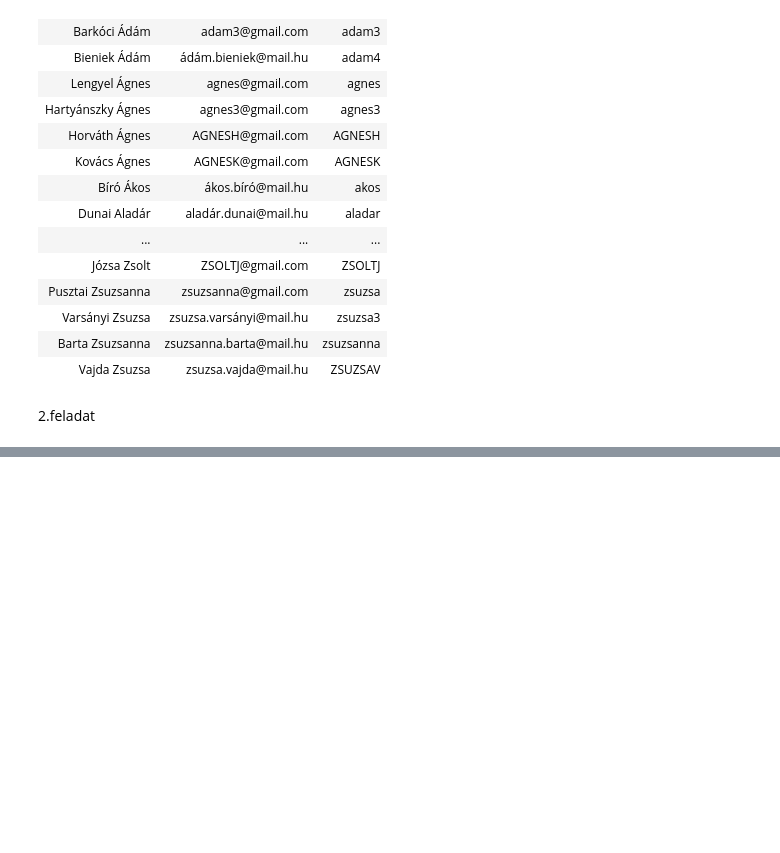
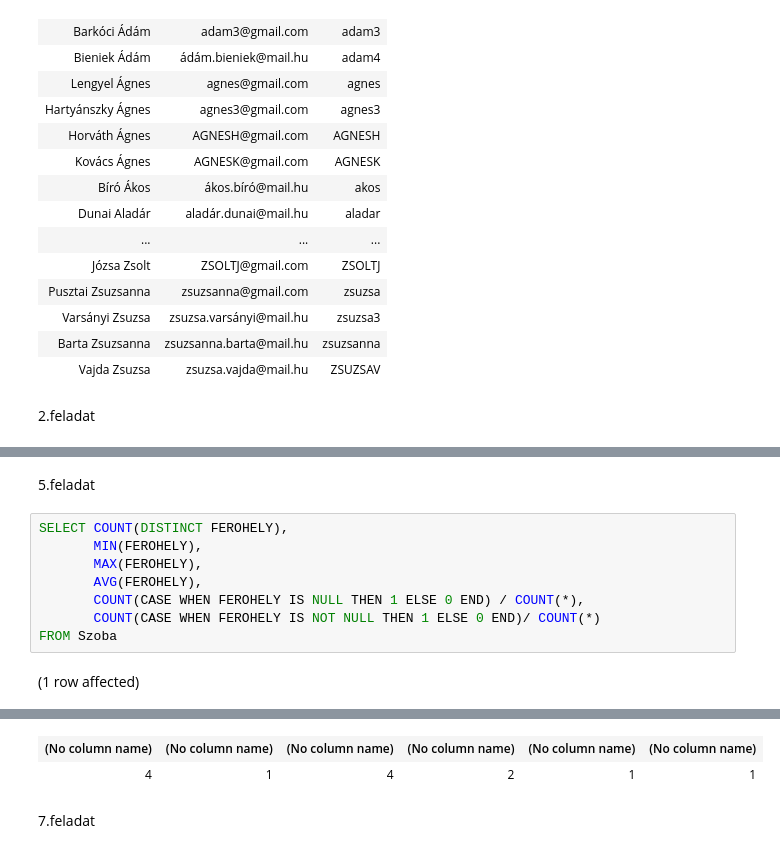
Before and after one commit to MedSzabolcs/SQL_G02, a Jupyter notebook: zh 4.ipynb, the cells around one changed output, grey strips where cells are left out. Saved outputs shown, nothing was run; the diff lists cells and outputs as text; blank space fills up the shorter version.

```diff
--- a/zh 4.ipynb
+++ b/zh 4.ipynb
@@ -34,0 +75,12 @@ FROM
+# %% [markdown]
+5.feladat
+# %%
+SELECT COUNT(DISTINCT FEROHELY),
+       MIN(FEROHELY),
+       MAX(FEROHELY),
+       AVG(FEROHELY),
+       COUNT(CASE WHEN FEROHELY IS NULL THEN 1 ELSE 0 END) / COUNT(*),
+       COUNT(CASE WHEN FEROHELY IS NOT NULL THEN 1 ELSE 0 END)/ COUNT(*)
+FROM Szoba
+# %% [output]
+(1 row affected)
@@ -34,0 +88,4 @@ FROM
+| (No column name) | (No column name) | (No column name) | (No column name) | (No column name) | (No column name) |
+| 4 | 1 | 4 | 2 | 1 | 1 |
+# %% [markdown]
+7.feladat
```
Also changed, not shown: parts of 10 cells of this notebook.
